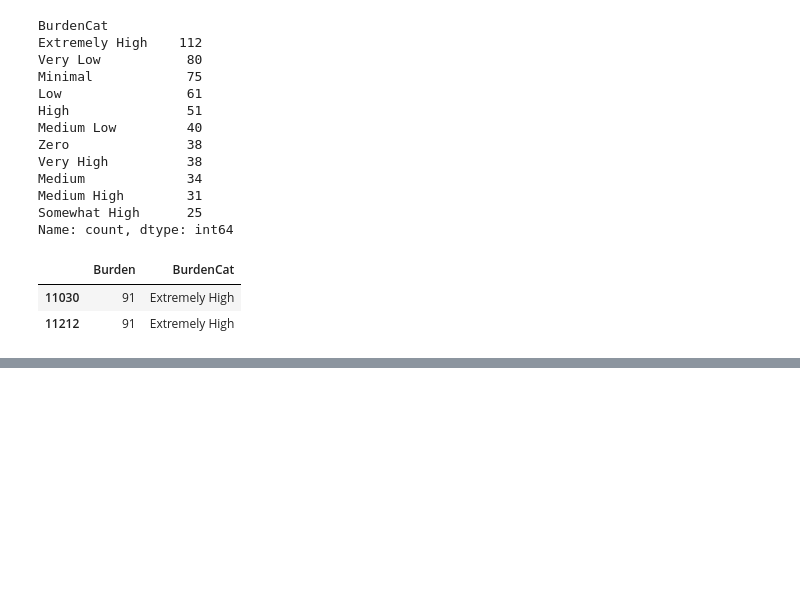
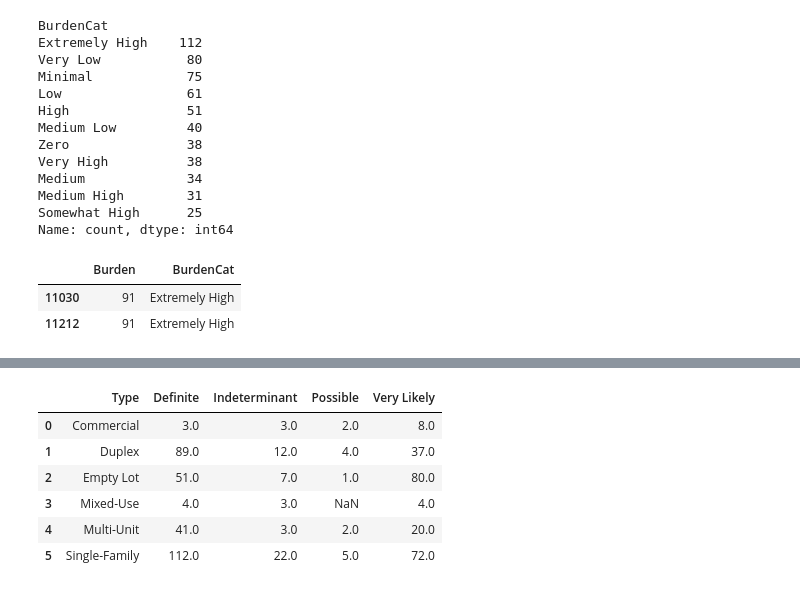
Before and after one commit to luke-lite/Dutchtown, a Jupyter notebook: vacancy_eda.ipynb, the cells around one changed output, grey strips where cells are left out. Drawn from its saved outputs; the diff is of its cells as text; code cells hidden in the pictures; blank space fills up the shorter version.

```diff
--- a/vacancy_eda.ipynb
+++ b/vacancy_eda.ipynb
@@ -178,3 +181,13 @@ Name: count, dtype: int64
+# %%
+pd.read_csv('sample.csv')
+# %% [output]
+|  | Type | Definite | Indeterminant | Possible | Very Likely |
+| 0 | Commercial | 3.0 | 3.0 | 2.0 | 8.0 |
+| 1 | Duplex | 89.0 | 12.0 | 4.0 | 37.0 |
+| 2 | Empty Lot | 51.0 | 7.0 | 1.0 | 80.0 |
+| 3 | Mixed-Use | 4.0 | 3.0 | NaN | 4.0 |
+| 4 | Multi-Unit | 41.0 | 3.0 | 2.0 | 20.0 |
+| 5 | Single-Family | 112.0 | 22.0 | 5.0 | 72.0 |
 # %%
 csv_list[0]
 re.findall(r'stl_vacancy_data_\d\d\d\d-\d\d-\d\d.csv', csv_list[0])[0]
```
Also changed, not shown: parts of 3 cells of this notebook, 1 other file.
